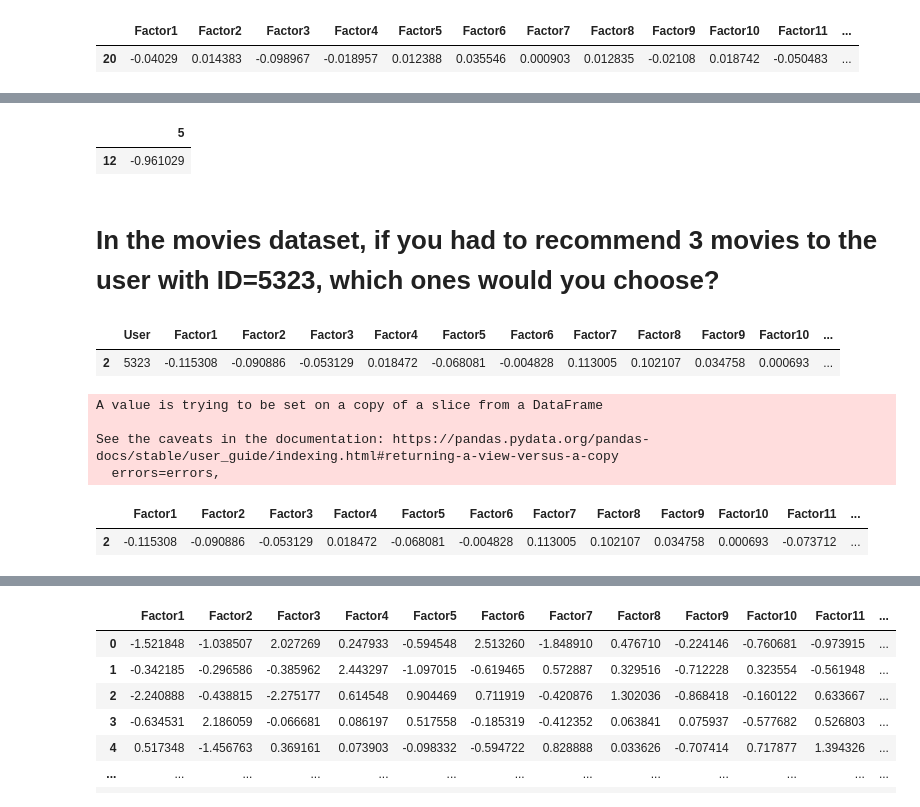
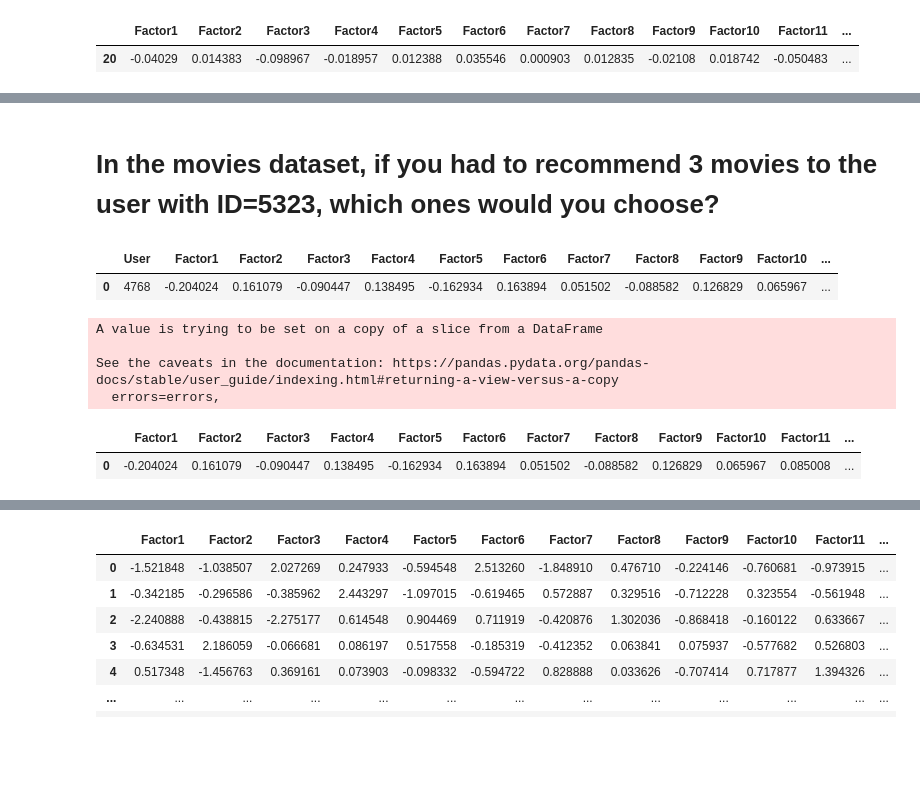
Before and after one commit to ihab09/CE888, a Jupyter notebook: lab4/my_recommender.ipynb, the cells around one changed output, grey strips where cells are left out. Cells and saved outputs as stored; diff of their text form; code cells hidden in the pictures; blank space fills up the shorter version.

```diff
--- a/lab4/my_recommender.ipynb
+++ b/lab4/my_recommender.ipynb
@@ -443,17 +456,11 @@ See the caveats in the documentation: https://pandas.pydata.org/pandas-docs/stab
-# %%
-predictions = user_factor_vals.dot(mov_factor_vals.T)
-predictions
-# %% [output]
-|  | 5 |
-| 12 | -0.961029 |
 # %% [markdown]
 # In the movies dataset, if you had to recommend 3 movies to the user with ID=5323, which ones would you choose?
 # %%
-user_factor_vals = mov_users.loc[mov_users['User'] == 5323]
+user_factor_vals = mov_users.loc[mov_users['User'] == 4768]
 user_factor_vals
 # %% [output]
 |  | User | Factor1 | Factor2 | Factor3 | Factor4 | Factor5 | Factor6 | Factor7 | Factor8 | Factor9 | Factor10 | ... |
-| 2 | 5323 | -0.115308 | -0.090886 | -0.053129 | 0.018472 | -0.068081 | -0.004828 | 0.113005 | 0.102107 | 0.034758 | 0.000693 | ... |
+| 0 | 4768 | -0.204024 | 0.161079 | -0.090447 | 0.138495 | -0.162934 | 0.163894 | 0.051502 | -0.088582 | 0.126829 | 0.065967 | ... |
 # %%
 user_factor_vals.drop('User', inplace=True, axis=1)
 user_factor_vals
@@ -463,7 +470,7 @@ A value is trying to be set on a copy of a slice from a DataFrame
 See the caveats in the documentation: https://pandas.pydata.org/pandas-docs/stable/user_guide/indexing.html#returning-a-view-versus-a-copy
   errors=errors,
 |  | Factor1 | Factor2 | Factor3 | Factor4 | Factor5 | Factor6 | Factor7 | Factor8 | Factor9 | Factor10 | Factor11 | ... |
-| 2 | -0.115308 | -0.090886 | -0.053129 | 0.018472 | -0.068081 | -0.004828 | 0.113005 | 0.102107 | 0.034758 | 0.000693 | -0.073712 | ... |
+| 0 | -0.204024 | 0.161079 | -0.090447 | 0.138495 | -0.162934 | 0.163894 | 0.051502 | -0.088582 | 0.126829 | 0.065967 | 0.085008 | ... |
 # %%
 mov_items_arr = mov_items.copy()
 mov_items_arr
```
Also changed, not shown: parts of 28 cells of this notebook.
